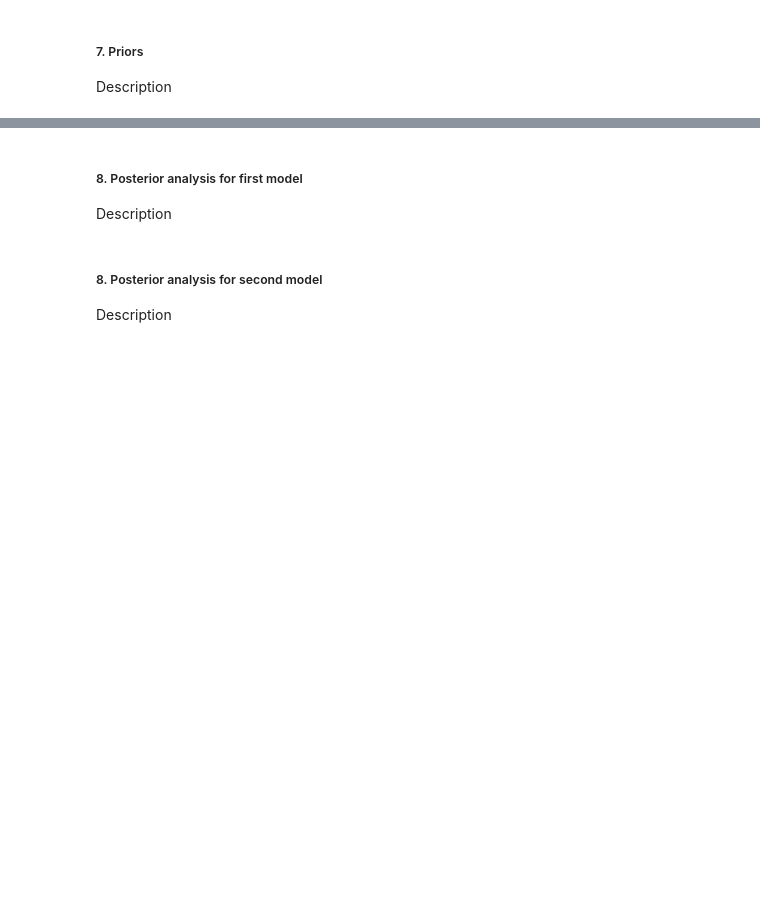
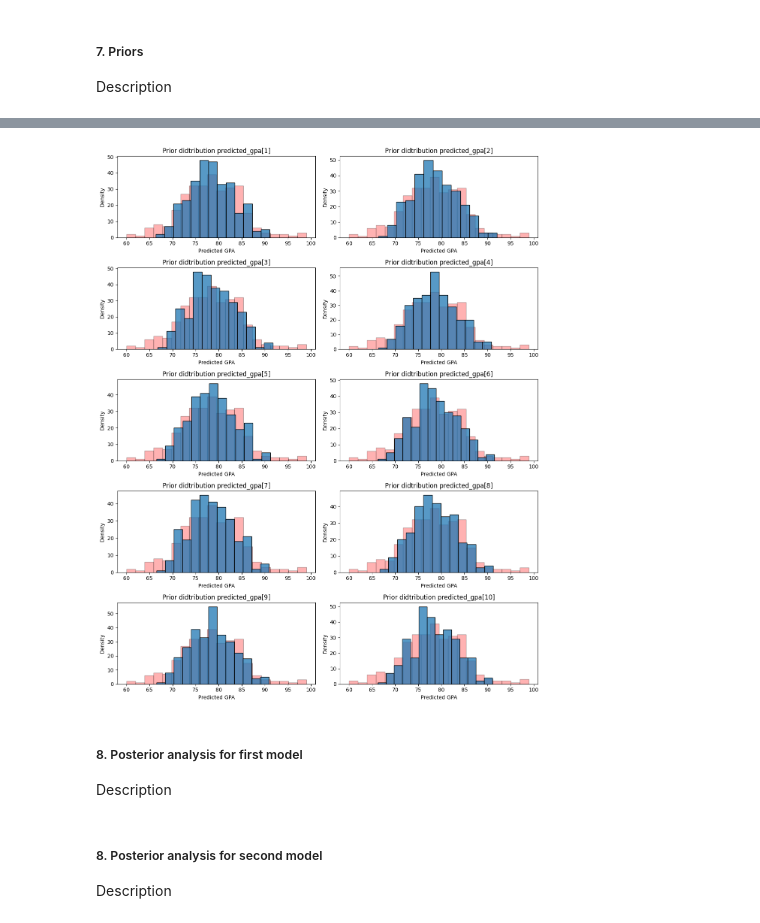
Before and after one commit to DanielJurkowski/DataAnalyticsProject, a Jupyter notebook: notebook.ipynb, the cells around one changed output, grey strips where cells are left out. Saved outputs shown, nothing was run; the diff lists cells and outputs as text; code cells hidden in the pictures; blank space fills up the shorter version.

Commit message:
Prior: Add proposal prior model1 with explanation.

```diff
--- a/notebook.ipynb
+++ b/notebook.ipynb
@@ -396,3 +412,15 @@ Description
 # %% [markdown]
 ##### 7. Priors
 Description
+# %%
+model1_prior=CmdStanModel(stan_file='model3_prior.stan')
+
+R = 295
+data_simulated = {'N': 10}
+samples_model1 = model1_prior.sample(data=data_simulated,
+                                     iter_sampling=R,
+                                     iter_warmup=1,
+                                     chains=1,
+                                     fixed_param=True,
+                                     seed=20052024,
+                                     refresh=R)
@@ -398,0 +433,3 @@ Description
+# %%
+df = samples_model1.draws_pd()
+print(df)
@@ -399,3 +454,33 @@ Description
+# %%
+columns = [f'predicted_gpa[{i+1}]' for i in range(10)]
+
+num_rows = 5
+num_cols = 2
+
+fig, axes = plt.subplots(num_rows, num_cols, figsize=(12, 15))
+
+for i, column in enumerate(columns):
+    row = i // num_cols
+    col = i % num_cols
+    ax = axes[row, col]
+
+    ax.hist(data['Current GPA'], bins=20,color='red', edgecolor='black', alpha=0.3)
+
+    sns.histplot(df[column], ax=ax)
+
+    ax.set_title(f'Prior didtribution {column}')
+    ax.set_xlabel('Predicted GPA')
+    ax.set_ylabel('Density')
+
+# Remove empty subplots if any
+if len(columns) < num_rows * num_cols:
+    for i in range(len(columns), num_rows * num_cols):
+        fig.delaxes(axes.flatten()[i])
+
+plt.tight_layout()
+plt.show()
+# %% [output]
+[figure, added]
 # %% [markdown]
 ##### 8. Posterior analysis for first model
 Description
```
Also changed, not shown: parts of 7 cells of this notebook, 1 other file.
